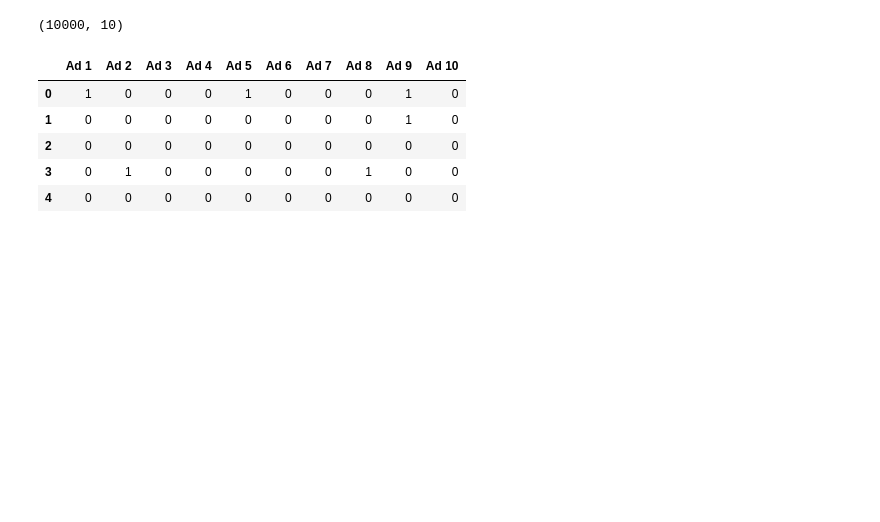
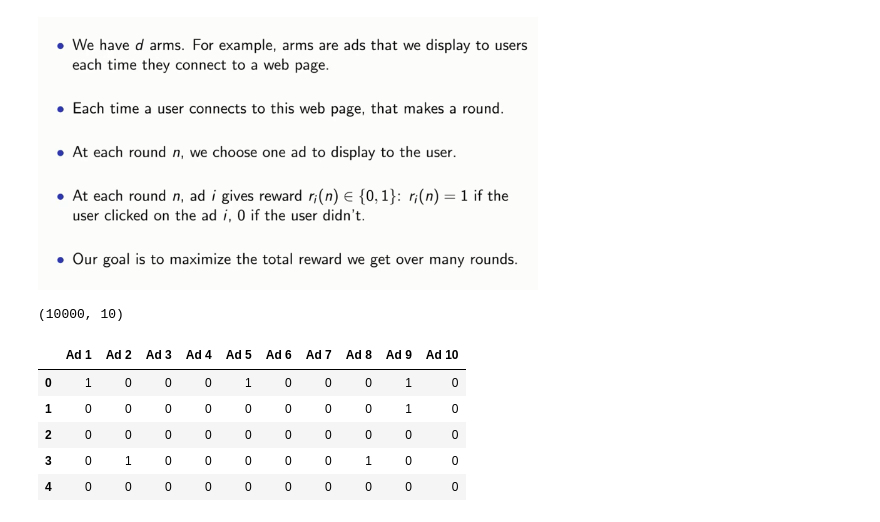
Before and after one commit to mohan-mj/Reinforcement-UCB, a Jupyter notebook: Upper_Confidence_Bound.ipynb, the cells around one changed output. Cells and saved outputs as stored; diff of their text form; code cells hidden in the pictures; blank space fills up the shorter version.

```diff
--- a/Upper_Confidence_Bound.ipynb
+++ b/Upper_Confidence_Bound.ipynb
@@ -6,3 +7,7 @@ import pandas as pd
+# %%
+Image(filename='MABP.png', width=500)
+# %% [output]
+[figure, added]
 # %%
 # Importing the dataset Click Through Rate optimization
 dataset = pd.read_csv('Ads_Optimization.csv')
```
Also changed, not shown: parts of 9 cells of this notebook.
